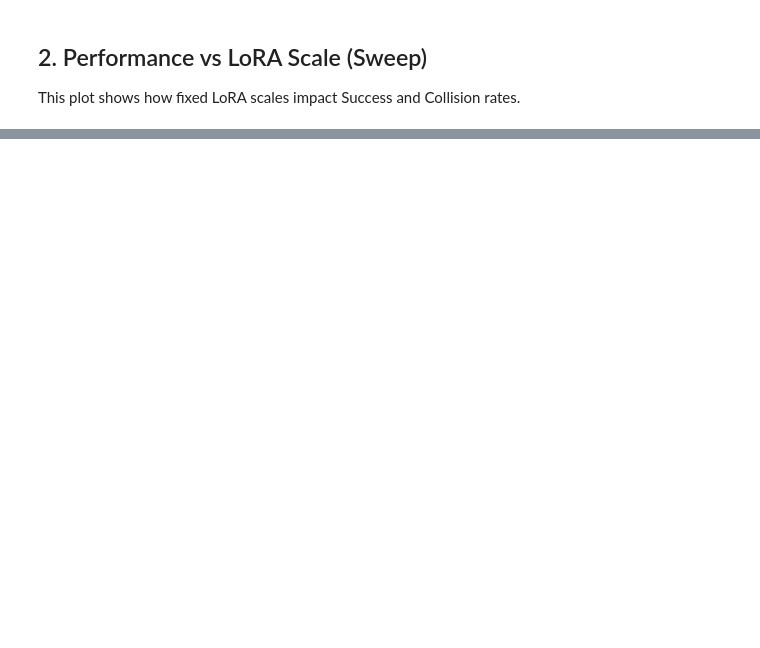
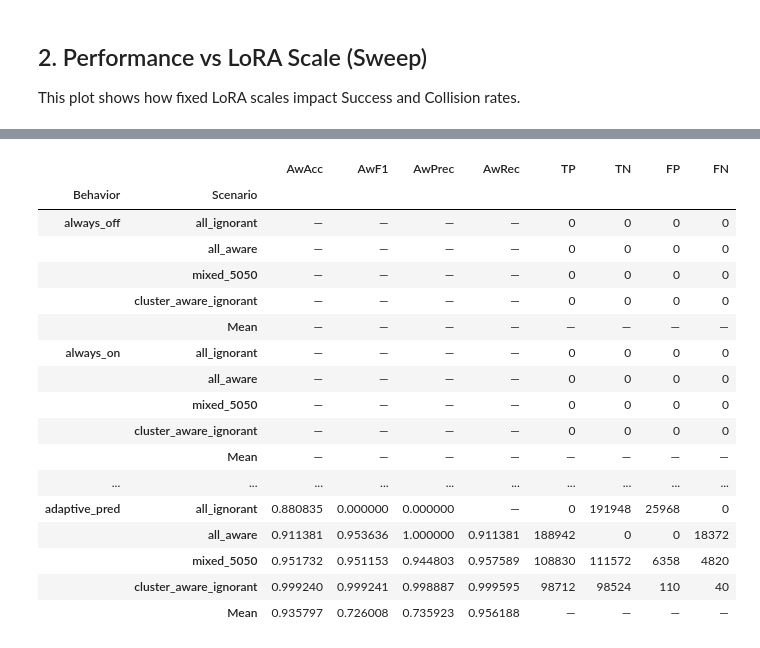
Before and after one commit to NoelsAdventure/BLEND, a Jupyter notebook: results_visualization.ipynb, the cells around one changed output, grey strips where cells are left out. Drawn from its saved outputs; the diff is of its cells as text; code cells hidden in the pictures; blank space fills up the shorter version.

```diff
--- a/results_visualization.ipynb
+++ b/results_visualization.ipynb
@@ -241,0 +641,65 @@ File not found: trained_models/LoraF_invi_visi_rank_1/test/seperate_mixed_5050_a
+# %%
+# Awareness-predictor metrics table.
+# Reuses df_combined from section 1 — no extra I/O.
+import numpy as np
+
+_AW_COLS = ['Scenario', 'Behavior', 'AwAcc', 'AwF1', 'TP', 'TN', 'FP', 'FN']
+_aw = df_combined[_AW_COLS].copy()
+
+# Numeric coercion (TP/TN/FP/FN come in as Python ints; AwAcc/AwF1 may be NaN).
+for col in ['TP', 'TN', 'FP', 'FN']:
+    _aw[col] = pd.to_numeric(_aw[col], errors='coerce').fillna(0).astype(int)
+
+def _safe_div(num, den):
+    return np.where(den > 0, num / np.where(den == 0, 1, den), np.nan)
+
+_aw['AwPrec'] = _safe_div(_aw['TP'].to_numpy(), (_aw['TP'] + _aw['FP']).to_numpy())
+_aw['AwRec']  = _safe_div(_aw['TP'].to_numpy(), (_aw['TP'] + _aw['FN']).to_numpy())
+
+# Per-behaviour Mean row (only over ratio metrics; summing confusion counts
+# would just be a duplicate of the totals so we leave TP/TN/FP/FN blank).
+_means = (_aw.groupby('Behavior', sort=False)[['AwAcc', 'AwF1', 'AwPrec', 'AwRec']]
+              .mean()
+              .reset_index())
+_means['Scenario'] = 'Mean'
+for col in ['TP', 'TN', 'FP', 'FN']:
+    _means[col] = np.nan
+
+# Canonical ordering: behaviours in the order they appear in cell 3, with
+# 'Mean' pinned to the end of each behaviour group.
+_behavior_order = behaviors  # from cell 3
+_scenario_order = scenarios + ['Mean']  # from cell 1
+
+_tbl = pd.concat([_aw, _means], ignore_index=True)
+_tbl['Behavior'] = pd.Categorical(_tbl['Behavior'], categories=_behavior_order, ordered=True)
+_tbl['Scenario'] = pd.Categorical(_tbl['Scenario'], categories=_scenario_order, ordered=True)
+_tbl = _tbl.sort_values(['Behavior', 'Scenario']).reset_index(drop=True)
+_tbl = _tbl[['Behavior', 'Scenario', 'AwAcc', 'AwF1', 'AwPrec', 'AwRec', 'TP', 'TN', 'FP', 'FN']]
+_tbl = _tbl.set_index(['Behavior', 'Scenario'])
+
+# Style: 3-decimal ratios, integer counts, bold the best cell per ratio column.
+_ratio_cols = ['AwAcc', 'AwF1', 'AwPrec', 'AwRec']
+_count_cols = ['TP', 'TN', 'FP', 'FN']
+
+_styled = (_tbl.style
+              .format({c: '{:.3f}' for c in _ratio_cols}, na_rep='—')
+              .format({c: '{:.0f}' for c in _count_cols}, na_rep='—')
+              .highlight_max(subset=_ratio_cols, props='font-weight: bold;', axis=0)
+              .set_caption('Awareness predictor metrics per (behaviour, scenario). '
+                           'Bold = column-wise best.'))
+
+print('### Per-behaviour awareness metrics')
+display(_styled)
+
+# Compact companion view: Mean-only rows, ranked by AwF1, with column-wise bolding
+# restricted to the mean rows so the "best behaviour overall" is obvious.
+_mean_only = _tbl.xs('Mean', level='Scenario')
+_mean_styled = (_mean_only.style
+                   .format({c: '{:.3f}' for c in _ratio_cols}, na_rep='—')
+                   .format({c: '{:.0f}' for c in _count_cols}, na_rep='—')
+                   .highlight_max(subset=_ratio_cols, props='font-weight: bold;', axis=0)
+                   .set_caption('Mean across scenarios per behaviour. '
+                                'Bold = best behaviour for that metric.'))
+print('\n### Mean across scenarios (one row per behaviour)')
+display(_mean_styled)
+# %% [output]
@@ -241,0 +708,18 @@ File not found: trained_models/LoraF_invi_visi_rank_1/test/seperate_mixed_5050_a
+|  |  | AwAcc | AwF1 | AwPrec | AwRec | TP | TN | FP | FN |
+| Behavior | Scenario |  |  |  |  |  |  |  |  |
+| always_off | all_ignorant | — | — | — | — | 0 | 0 | 0 | 0 |
+|  | all_aware | — | — | — | — | 0 | 0 | 0 | 0 |
+|  | mixed_5050 | — | — | — | — | 0 | 0 | 0 | 0 |
+|  | cluster_aware_ignorant | — | — | — | — | 0 | 0 | 0 | 0 |
+|  | Mean | — | — | — | — | — | — | — | — |
+| always_on | all_ignorant | — | — | — | — | 0 | 0 | 0 | 0 |
+|  | all_aware | — | — | — | — | 0 | 0 | 0 | 0 |
+|  | mixed_5050 | — | — | — | — | 0 | 0 | 0 | 0 |
+|  | cluster_aware_ignorant | — | — | — | — | 0 | 0 | 0 | 0 |
+|  | Mean | — | — | — | — | — | — | — | — |
+| ... | ... | ... | ... | ... | ... | ... | ... | ... | ... |
+| adaptive_pred | all_ignorant | 0.880835 | 0.000000 | 0.000000 | — | 0 | 191948 | 25968 | 0 |
+|  | all_aware | 0.911381 | 0.953636 | 1.000000 | 0.911381 | 188942 | 0 | 0 | 18372 |
+|  | mixed_5050 | 0.951732 | 0.951153 | 0.944803 | 0.957589 | 108830 | 111572 | 6358 | 4820 |
+|  | cluster_aware_ignorant | 0.999240 | 0.999241 | 0.998887 | 0.999595 | 98712 | 98524 | 110 | 40 |
+|  | Mean | 0.935797 | 0.726008 | 0.735923 | 0.956188 | — | — | — | — |
```
Also changed, not shown: parts of 18 cells of this notebook, 39 other files.
